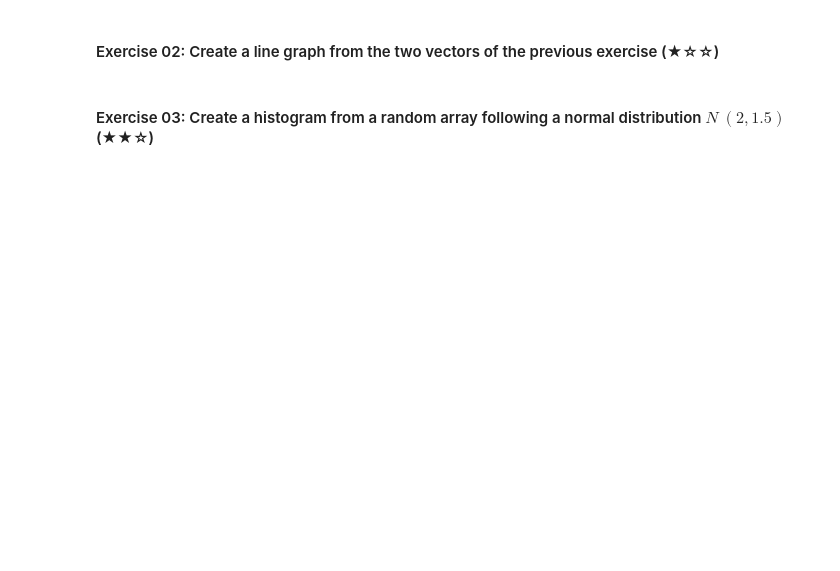
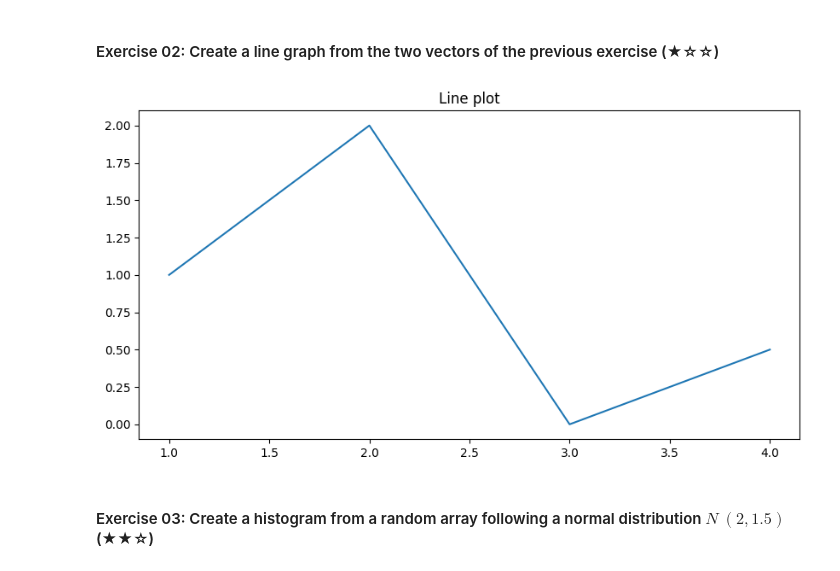
Before and after one commit to Davichobacter/ds-4geeks, a Jupyter notebook: 04-matplotlib/04.1-Intro-to-Matplotlib.ipynb, the cells around one changed output. Saved outputs shown, nothing was run; the diff lists cells and outputs as text; code cells hidden in the pictures; blank space fills up the shorter version.

```diff
--- a/04-matplotlib/04.1-Intro-to-Matplotlib.ipynb
+++ b/04-matplotlib/04.1-Intro-to-Matplotlib.ipynb
@@ -122,4 +134,13 @@ plt.show()
 # %% [markdown]
 #### Exercise 02: Create a line graph from the two vectors of the previous exercise (★☆☆)
+# %%
+plt.figure(figsize = (10, 5))
+
+plt.plot(x, y)
+
+plt.title("Line plot")
+plt.show()
+# %% [output]
+[figure, added]
 # %% [markdown]
 #### Exercise 03: Create a histogram from a random array following a normal distribution $N ~ (2, 1.5) $ (★★☆)
```
Also changed, not shown: parts of 10 cells of this notebook.
